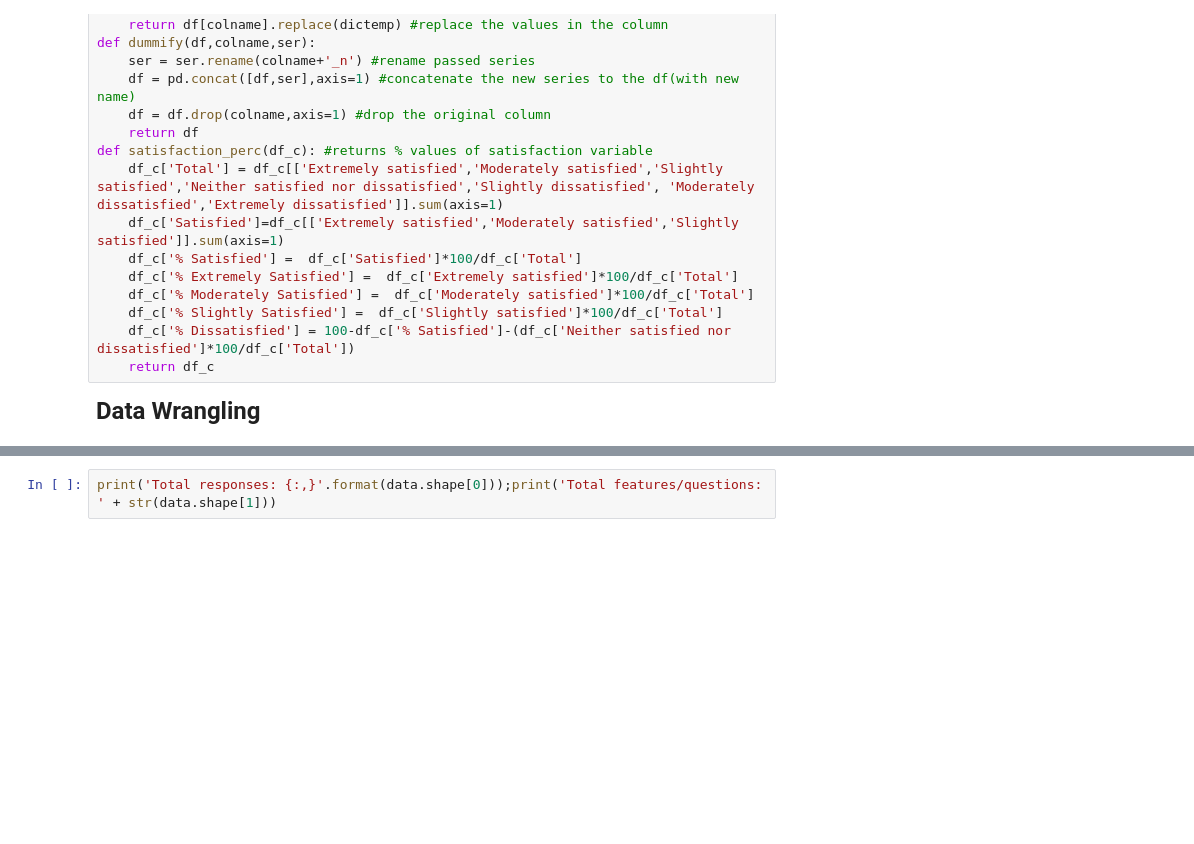
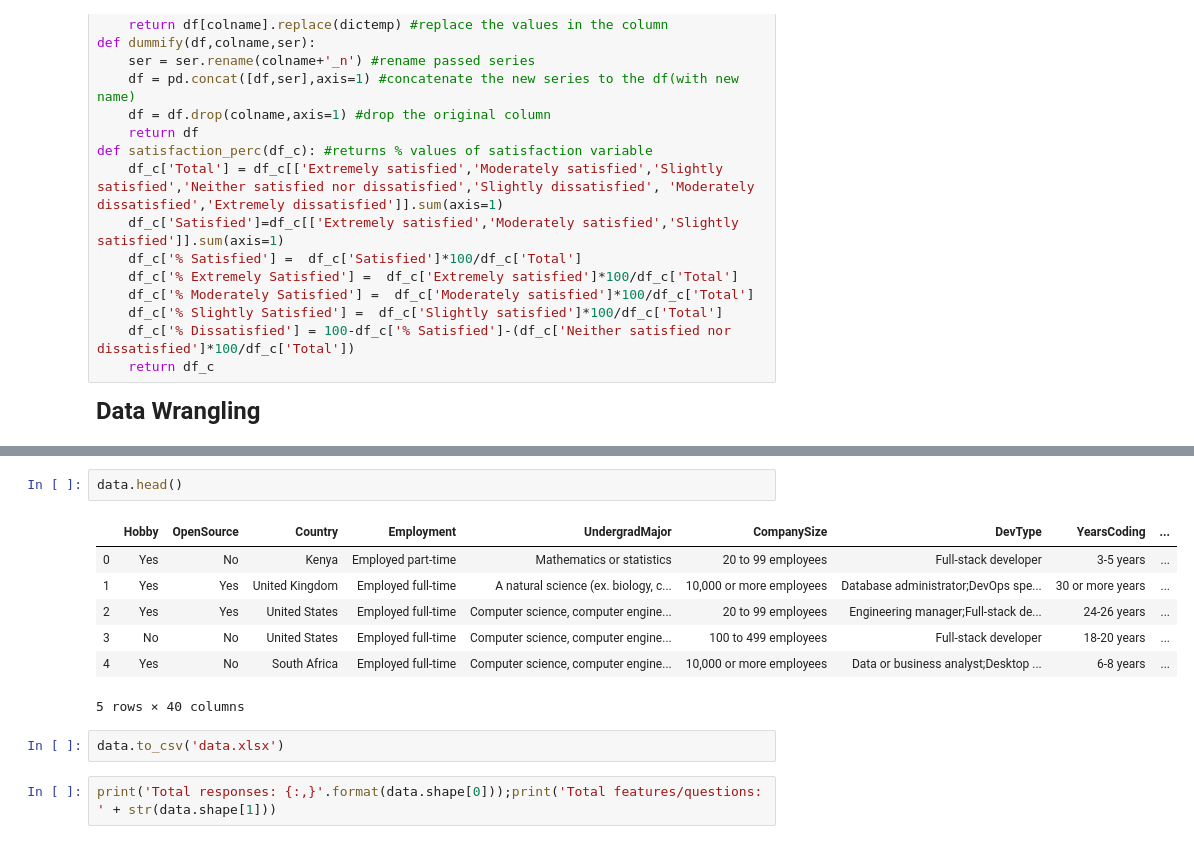
Before and after one commit to nitishvj/Capstone-1-Developers-Survey-Analysis, a Jupyter notebook: Capstone 1.ipynb, the cells around one changed output, grey strips where cells are left out. Cells and saved outputs as stored; diff of their text form; blank space fills up the shorter version.

```diff
--- a/Capstone 1.ipynb
+++ b/Capstone 1.ipynb
@@ -64,3 +63,15 @@ Wall time: 39 s
+# %%
+data.head()
+# %% [output]
+|  | Hobby | OpenSource | Country | Employment | UndergradMajor | CompanySize | DevType | YearsCoding | ... |
+| 0 | Yes | No | Kenya | Employed part-time | Mathematics or statistics | 20 to 99 employees | Full-stack developer | 3-5 years | ... |
+| 1 | Yes | Yes | United Kingdom | Employed full-time | A natural science (ex. biology, c... | 10,000 or more employees | Database administrator;DevOps spe... | 30 or more years | ... |
+| 2 | Yes | Yes | United States | Employed full-time | Computer science, computer engine... | 20 to 99 employees | Engineering manager;Full-stack de... | 24-26 years | ... |
+| 3 | No | No | United States | Employed full-time | Computer science, computer engine... | 100 to 499 employees | Full-stack developer | 18-20 years | ... |
+| 4 | Yes | No | South Africa | Employed full-time | Computer science, computer engine... | 10,000 or more employees | Data or business analyst;Desktop ... | 6-8 years | ... |
+5 rows × 40 columns
+# %%
+data.to_csv('data.xlsx')
 # %%
 print('Total responses: {:,}'.format(data.shape[0]));print('Total features/questions: ' + str(data.shape[1]))
 # %% [output]
```
Also changed, not shown: parts of 122 cells of this notebook.
